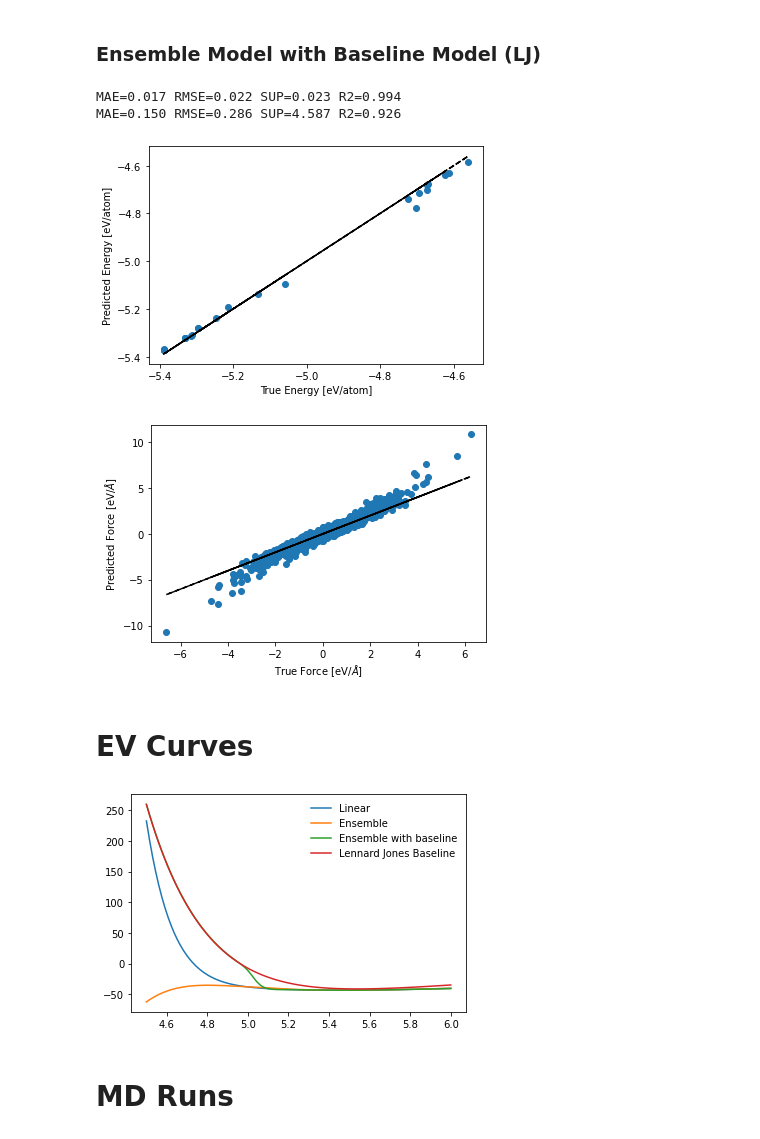
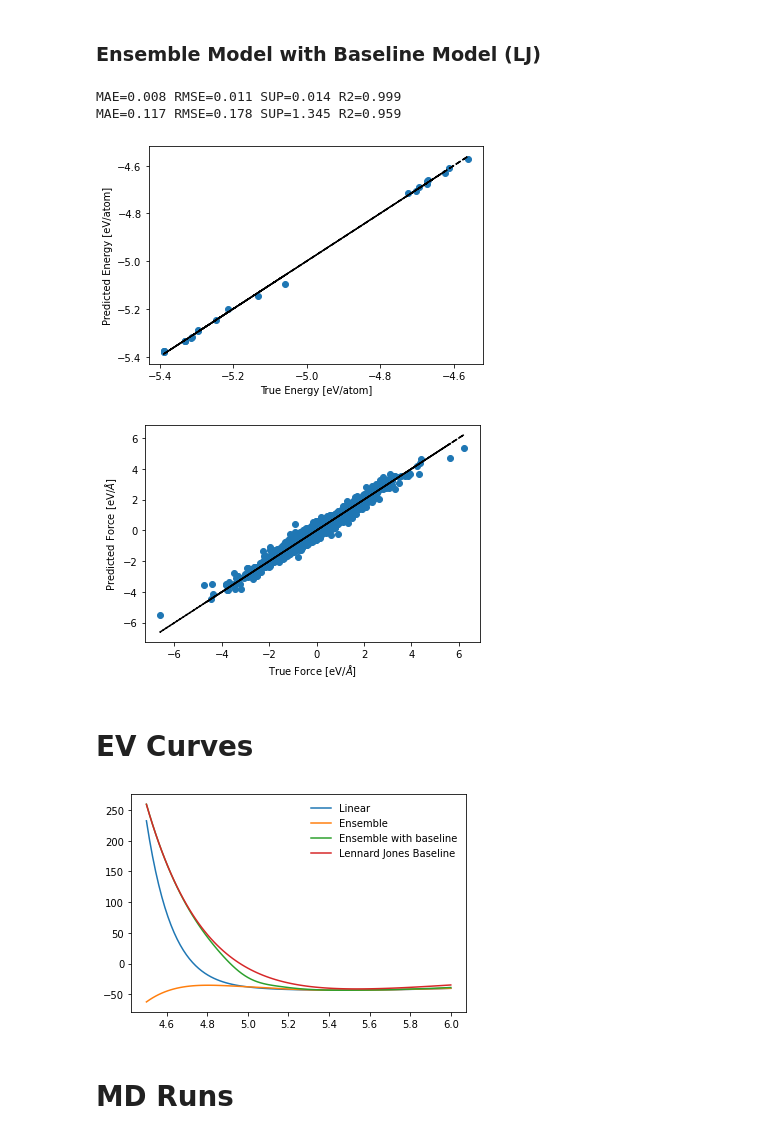
Before and after one commit to ClaudioZeni/Castle, a Jupyter notebook: notebooks/Test.ipynb, the cells around one changed output. Saved outputs shown, nothing was run; the diff lists cells and outputs as text; code cells hidden in the pictures.

Commit message:
Improved tests for baseline+ensemble

```diff
--- a/notebooks/Test.ipynb
+++ b/notebooks/Test.ipynb
@@ -110,37 +110,37 @@ MAE=0.106 RMSE=0.155 SUP=0.817 R2=0.969
 # %%
 representation = AceGlobalRepresentation(5, 8, rcut, 14, energy_name=energy_name, force_name=force_name)
 baseline = LennardJones(epsilon=2.2, sigma=2.2, rc=rcut, smooth=True)
 model_ens_wb =  LPEnsamble(baseline_calculator=baseline, n_clusters=n_clusters,
-                        clustering_type='e_gmm', baseline_percentile=.1)
+                        clustering_type='kmeans', baseline_percentile=0.4)
 model_ens_wb.fit(tr_traj, representation)
 
 ep, fp = [], []
 for i in val_traj:
     e_, f_ = model_ens_wb.predict(i)
     ep.extend(e_)
     fp.extend(f_)
 ep = np.array(ep)
 fp = np.array(fp)
 
 print_score(ep/nat_val, e_val/nat_val)
 print_score(fp.flatten(), f_val.flatten())
 
 plt.scatter(e_val/nat_val, ep/nat_val)
 plt.plot(e_val/nat_val, e_val/nat_val, 'k--')
 plt.xlabel("True Energy [eV/atom]")
 plt.ylabel("Predicted Energy [eV/atom]")
 plt.show()
 
 plt.scatter(f_val, fp)
 plt.plot(f_val, f_val, 'k--')
 plt.xlabel("True Force [eV/$\AA$]")
 plt.ylabel("Predicted Force [eV/$\AA$]")
 plt.show()
 # %% [output]
-MAE=0.017 RMSE=0.022 SUP=0.023 R2=0.994
-MAE=0.150 RMSE=0.286 SUP=4.587 R2=0.926
+MAE=0.008 RMSE=0.011 SUP=0.014 R2=0.999
+MAE=0.117 RMSE=0.178 SUP=1.345 R2=0.959
-[figure, old version]
+[figure, new version]
-[figure, old version]
+[figure, new version]
 # %% [markdown]
 # EV Curves
 # %%
@@ -175,7 +175,7 @@ plt.plot(distances, en_baseline, label = 'Lennard Jones Baseline')
 plt.legend(frameon=False)
 plt.show()
 # %% [output]
-[figure, old version]
+[figure, new version]
 # %% [markdown]
 # MD Runs
 # %%
```
Also changed, not shown: parts of 1 cell of this notebook, 2 other files.
